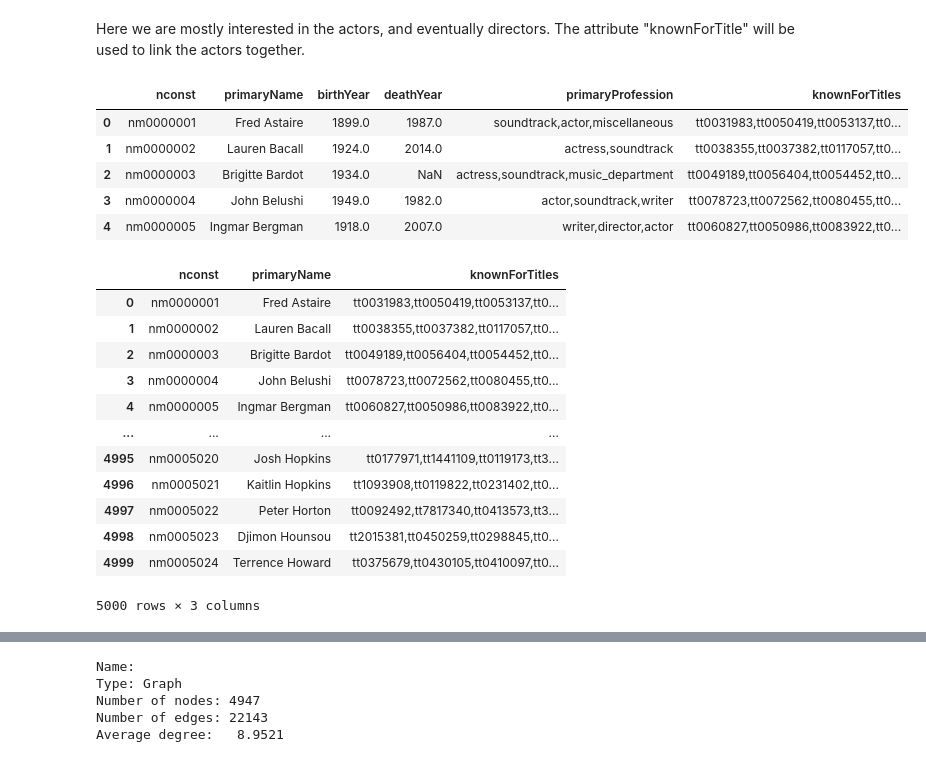
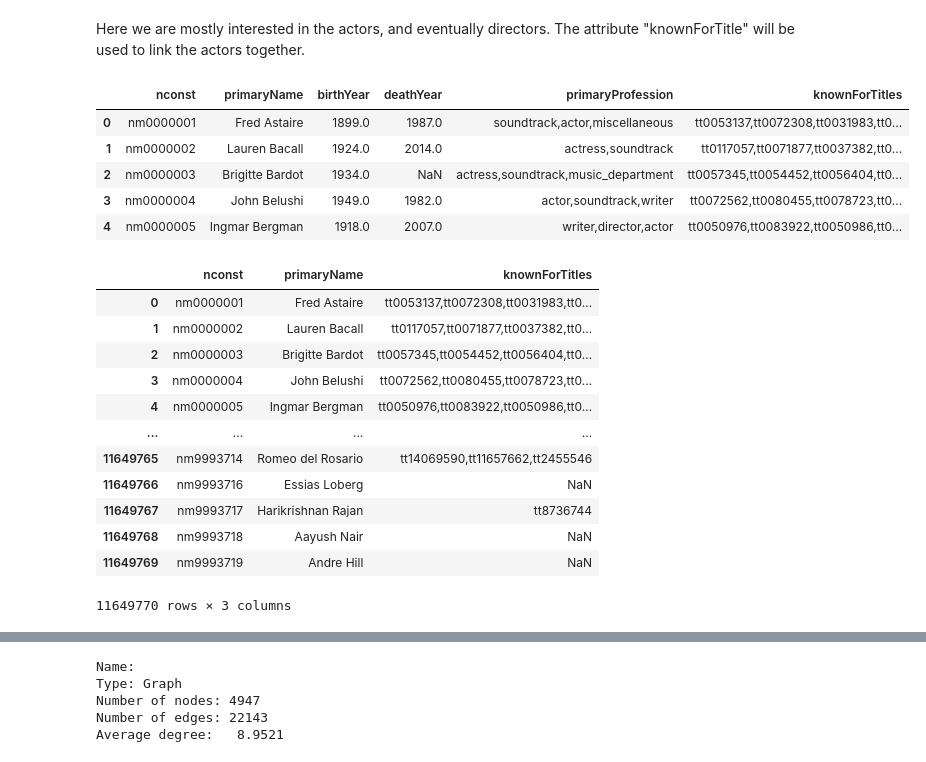
Before and after one commit to com-480-data-visualization/datavis-project-2022-teamsalt, a Jupyter notebook: data_exploration.ipynb, the cells around one changed output, grey strips where cells are left out. Saved outputs shown, nothing was run; the diff lists cells and outputs as text; code cells hidden in the pictures.

Commit message:
begin working on actor network

```diff
--- a/data_exploration.ipynb
+++ b/data_exploration.ipynb
@@ -135,29 +134,29 @@ sns.lineplot(data=df_movies, x="startYear", y="averageRating");
 # %% [markdown]
 Here we are mostly interested in the actors, and eventually directors. The attribute "knownForTitle" will be used to link the actors together.
 # %%
-actors = pd.read_csv("name.basics.tsv.gz", sep="\t", compression="gzip", na_values = "\\N", nrows = 5000)
+actors = pd.read_csv("data/name.basics.tsv.gz", sep="\t", compression="gzip", na_values = "\\N")
 actors.head()
 # %% [output]
 |  | nconst | primaryName | birthYear | deathYear | primaryProfession | knownForTitles |
-| 0 | nm0000001 | Fred Astaire | 1899.0 | 1987.0 | soundtrack,actor,miscellaneous | tt0031983,tt0050419,tt0053137,tt0... |
-| 1 | nm0000002 | Lauren Bacall | 1924.0 | 2014.0 | actress,soundtrack | tt0038355,tt0037382,tt0117057,tt0... |
-| 2 | nm0000003 | Brigitte Bardot | 1934.0 | NaN | actress,soundtrack,music_department | tt0049189,tt0056404,tt0054452,tt0... |
-| 3 | nm0000004 | John Belushi | 1949.0 | 1982.0 | actor,soundtrack,writer | tt0078723,tt0072562,tt0080455,tt0... |
-| 4 | nm0000005 | Ingmar Bergman | 1918.0 | 2007.0 | writer,director,actor | tt0060827,tt0050986,tt0083922,tt0... |
+| 0 | nm0000001 | Fred Astaire | 1899.0 | 1987.0 | soundtrack,actor,miscellaneous | tt0053137,tt0072308,tt0031983,tt0... |
+| 1 | nm0000002 | Lauren Bacall | 1924.0 | 2014.0 | actress,soundtrack | tt0117057,tt0071877,tt0037382,tt0... |
+| 2 | nm0000003 | Brigitte Bardot | 1934.0 | NaN | actress,soundtrack,music_department | tt0057345,tt0054452,tt0056404,tt0... |
+| 3 | nm0000004 | John Belushi | 1949.0 | 1982.0 | actor,soundtrack,writer | tt0072562,tt0080455,tt0078723,tt0... |
+| 4 | nm0000005 | Ingmar Bergman | 1918.0 | 2007.0 | writer,director,actor | tt0050976,tt0083922,tt0050986,tt0... |
 # %%
 actors_df = actors[['nconst', 'primaryName', 'knownForTitles']]
 actors_df
 # %% [output]
 |  | nconst | primaryName | knownForTitles |
-| 0 | nm0000001 | Fred Astaire | tt0031983,tt0050419,tt0053137,tt0... |
-| 1 | nm0000002 | Lauren Bacall | tt0038355,tt0037382,tt0117057,tt0... |
-| 2 | nm0000003 | Brigitte Bardot | tt0049189,tt0056404,tt0054452,tt0... |
-| 3 | nm0000004 | John Belushi | tt0078723,tt0072562,tt0080455,tt0... |
-| 4 | nm0000005 | Ingmar Bergman | tt0060827,tt0050986,tt0083922,tt0... |
+| 0 | nm0000001 | Fred Astaire | tt0053137,tt0072308,tt0031983,tt0... |
+| 1 | nm0000002 | Lauren Bacall | tt0117057,tt0071877,tt0037382,tt0... |
+| 2 | nm0000003 | Brigitte Bardot | tt0057345,tt0054452,tt0056404,tt0... |
+| 3 | nm0000004 | John Belushi | tt0072562,tt0080455,tt0078723,tt0... |
+| 4 | nm0000005 | Ingmar Bergman | tt0050976,tt0083922,tt0050986,tt0... |
 | ... | ... | ... | ... |
-| 4995 | nm0005020 | Josh Hopkins | tt0177971,tt1441109,tt0119173,tt3... |
-| 4996 | nm0005021 | Kaitlin Hopkins | tt1093908,tt0119822,tt0231402,tt0... |
-| 4997 | nm0005022 | Peter Horton | tt0092492,tt7817340,tt0413573,tt3... |
-| 4998 | nm0005023 | Djimon Hounsou | tt2015381,tt0450259,tt0298845,tt0... |
-| 4999 | nm0005024 | Terrence Howard | tt0375679,tt0430105,tt0410097,tt0... |
+| 11649765 | nm9993714 | Romeo del Rosario | tt14069590,tt11657662,tt2455546 |
+| 11649766 | nm9993716 | Essias Loberg | NaN |
+| 11649767 | nm9993717 | Harikrishnan Rajan | tt8736744 |
+| 11649768 | nm9993718 | Aayush Nair | NaN |
+| 11649769 | nm9993719 | Andre Hill | NaN |
-5000 rows × 3 columns
+11649770 rows × 3 columns
```
Also changed, not shown: parts of 17 cells of this notebook, 3 other files.
